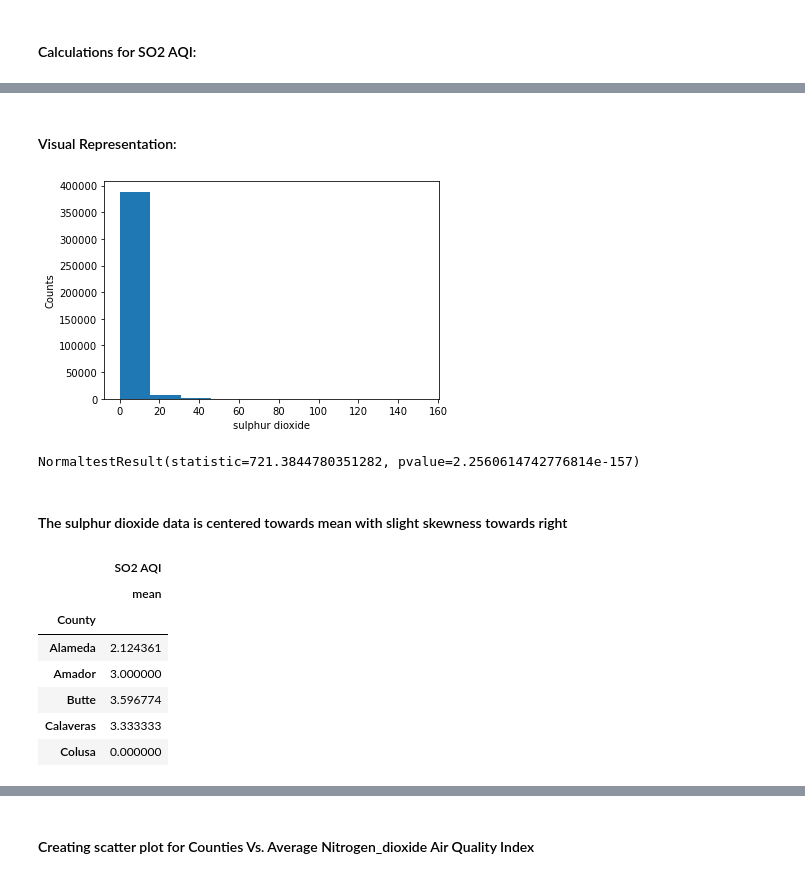
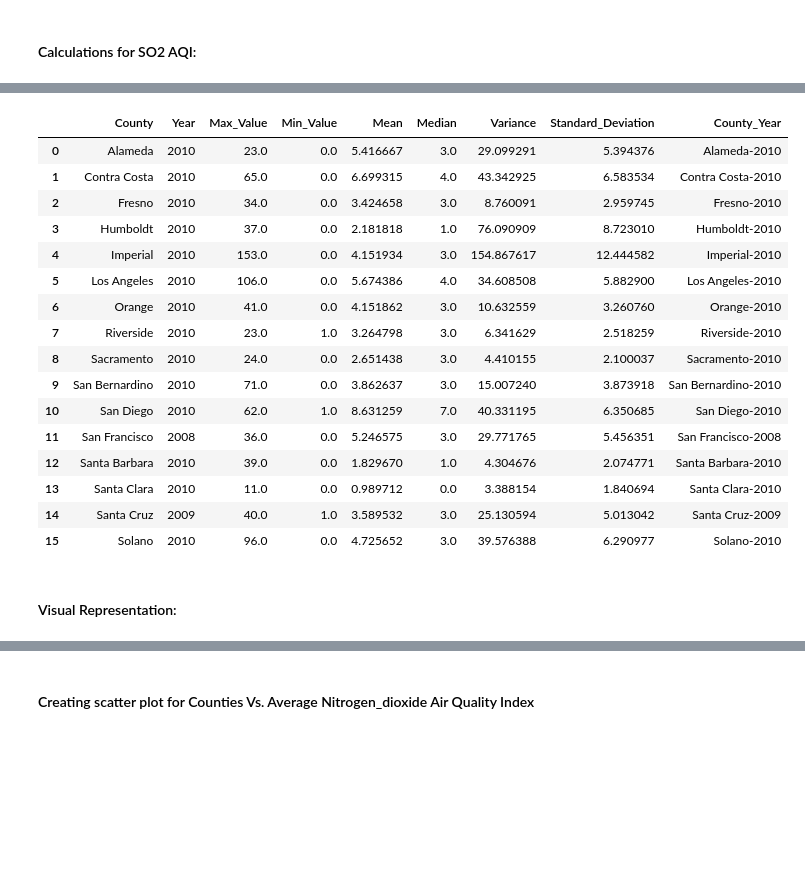
Before and after one commit to dalismo/Project-1, a Jupyter notebook: mq_statistical_analysis_SO2.ipynb, the cells around one changed output, grey strips where cells are left out. Drawn from its saved outputs; the diff is of its cells as text; code cells hidden in the pictures; blank space fills up the shorter version.

```diff
--- a/mq_statistical_analysis_SO2.ipynb
+++ b/mq_statistical_analysis_SO2.ipynb
@@ -50,5 +52,4 @@ stat_so2_df.head()
 # %%
-# Rename columns for mean, median, variance, standard deviation, and SEM of the SO2 AQI (Sulphur dioxide Air Quality Index) for each County.
+# Rename columns for mean, median, variance, standard deviation of the SO2 AQI (Sulphur dioxide Air Quality Index) for each County.
 
-stat_so2_df.columns = ['Max_Value', 'Min_Value', 'Mean', 'Median', 'Variance', 'Standard_Deviation', 'Std_Error_of_Mean']
-stat_so2_df.head()
+stat_so2_df.columns = ['Max_Value', 'Min_Value', 'Mean', 'Median', 'Variance', 'Standard_Deviation']
@@ -76,2 +80,24 @@ Name: Imperial, dtype: float64
+# %%
+# Combining two columns
+max_so2_aqi["County_Year"] = max_so2_aqi["County"] + "-" + max_so2_aqi["Year"]
+max_so2_aqi
+# %% [output]
+|  | County | Year | Max_Value | Min_Value | Mean | Median | Variance | Standard_Deviation | County_Year |
+| 0 | Alameda | 2010 | 23.0 | 0.0 | 5.416667 | 3.0 | 29.099291 | 5.394376 | Alameda-2010 |
+| 1 | Contra Costa | 2010 | 65.0 | 0.0 | 6.699315 | 4.0 | 43.342925 | 6.583534 | Contra Costa-2010 |
+| 2 | Fresno | 2010 | 34.0 | 0.0 | 3.424658 | 3.0 | 8.760091 | 2.959745 | Fresno-2010 |
+| 3 | Humboldt | 2010 | 37.0 | 0.0 | 2.181818 | 1.0 | 76.090909 | 8.723010 | Humboldt-2010 |
+| 4 | Imperial | 2010 | 153.0 | 0.0 | 4.151934 | 3.0 | 154.867617 | 12.444582 | Imperial-2010 |
+| 5 | Los Angeles | 2010 | 106.0 | 0.0 | 5.674386 | 4.0 | 34.608508 | 5.882900 | Los Angeles-2010 |
+| 6 | Orange | 2010 | 41.0 | 0.0 | 4.151862 | 3.0 | 10.632559 | 3.260760 | Orange-2010 |
+| 7 | Riverside | 2010 | 23.0 | 1.0 | 3.264798 | 3.0 | 6.341629 | 2.518259 | Riverside-2010 |
+| 8 | Sacramento | 2010 | 24.0 | 0.0 | 2.651438 | 3.0 | 4.410155 | 2.100037 | Sacramento-2010 |
+| 9 | San Bernardino | 2010 | 71.0 | 0.0 | 3.862637 | 3.0 | 15.007240 | 3.873918 | San Bernardino-2010 |
+| 10 | San Diego | 2010 | 62.0 | 1.0 | 8.631259 | 7.0 | 40.331195 | 6.350685 | San Diego-2010 |
+| 11 | San Francisco | 2008 | 36.0 | 0.0 | 5.246575 | 3.0 | 29.771765 | 5.456351 | San Francisco-2008 |
+| 12 | Santa Barbara | 2010 | 39.0 | 0.0 | 1.829670 | 1.0 | 4.304676 | 2.074771 | Santa Barbara-2010 |
+| 13 | Santa Clara | 2010 | 11.0 | 0.0 | 0.989712 | 0.0 | 3.388154 | 1.840694 | Santa Clara-2010 |
+| 14 | Santa Cruz | 2009 | 40.0 | 1.0 | 3.589532 | 3.0 | 25.130594 | 5.013042 | Santa Cruz-2009 |
+| 15 | Solano | 2010 | 96.0 | 0.0 | 4.725652 | 3.0 | 39.576388 | 6.290977 | Solano-2010 |
 # %% [markdown]
 #### Visual Representation:
@@ -81,26 +103,0 @@ so2_aqi = merged_data_df['SO2 AQI']
-# %%
-# Characterize the data set using matplotlib and stats.normaltest
-plt.hist(so2_aqi)
-plt.xlabel('sulphur dioxide')
-plt.ylabel('Counts')
-plt.show()
-print(st.normaltest(so2_aqi.sample(1000)))
-# %% [output]
-[figure, removed]
-NormaltestResult(statistic=721.3844780351282, pvalue=2.2560614742776814e-157)
-# %% [markdown]
-#### The sulphur dioxide data is centered towards mean with slight skewness towards right
-# %%
-# Grouping by the county and aggregating SO2 AQI mean
-
-so2_df = merged_data_df.groupby(['County']).agg({'SO2 AQI': [np.mean]})
-so2_df.head()
-# %% [output]
-|  | SO2 AQI |
-|  | mean |
-| County |  |
-| Alameda | 2.124361 |
-| Amador | 3.000000 |
-| Butte | 3.596774 |
-| Calaveras | 3.333333 |
-| Colusa | 0.000000 |
```
Also changed, not shown: parts of 15 cells of this notebook, 3 other files.
